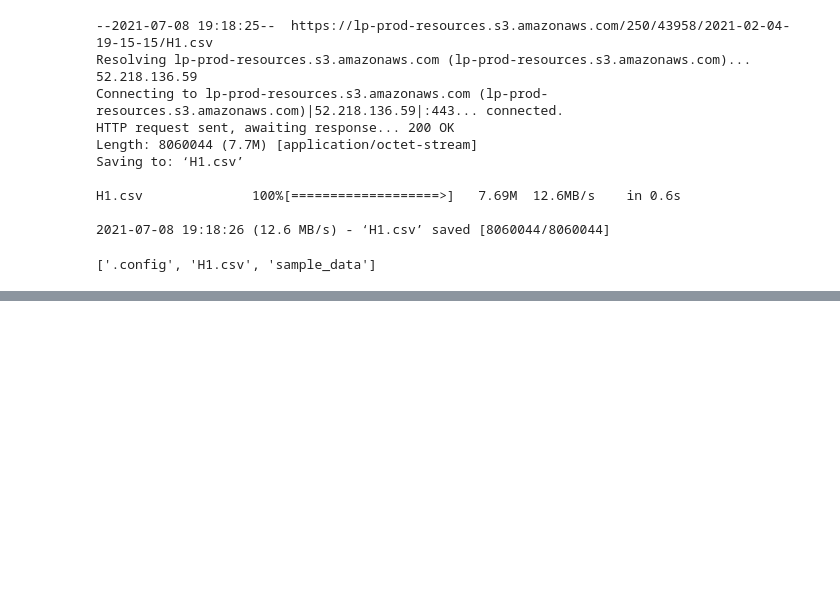
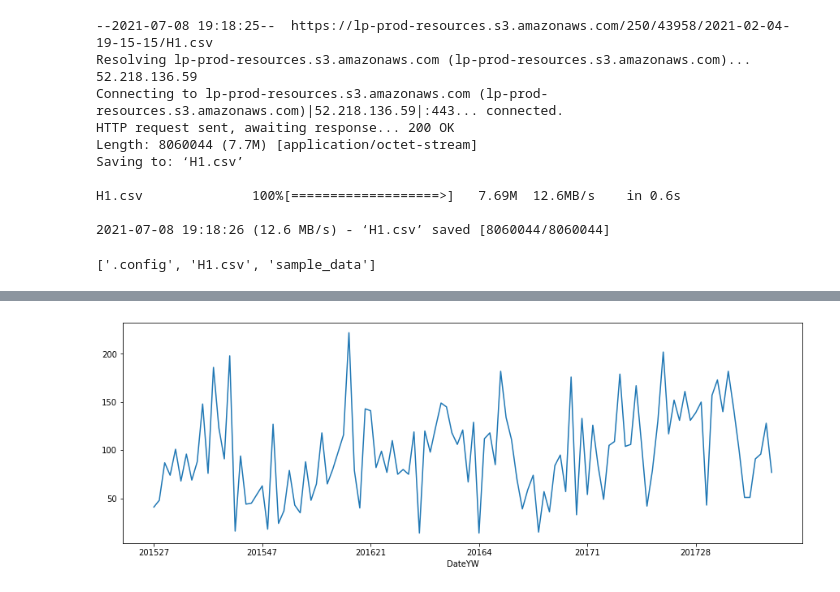
Before and after one commit to CS-Econ/ARIMA_Pyramid, a Jupyter notebook: ARIMA_Pyramid.ipynb, the cells around one changed output, grey strips where cells are left out. Drawn from its saved outputs; the diff is of its cells as text; code cells hidden in the pictures; blank space fills up the shorter version.

```diff
--- a/ARIMA_Pyramid.ipynb
+++ b/ARIMA_Pyramid.ipynb
@@ -48,0 +80,4 @@ Name: IsCanceled, dtype: int64
+# %%
+ax=dfYW.plot(x='DateYW',y='IsCanceled',figsize=(15,5))
+# %% [output]
+[figure, added]
```
Also changed, not shown: parts of 15 cells of this notebook.
